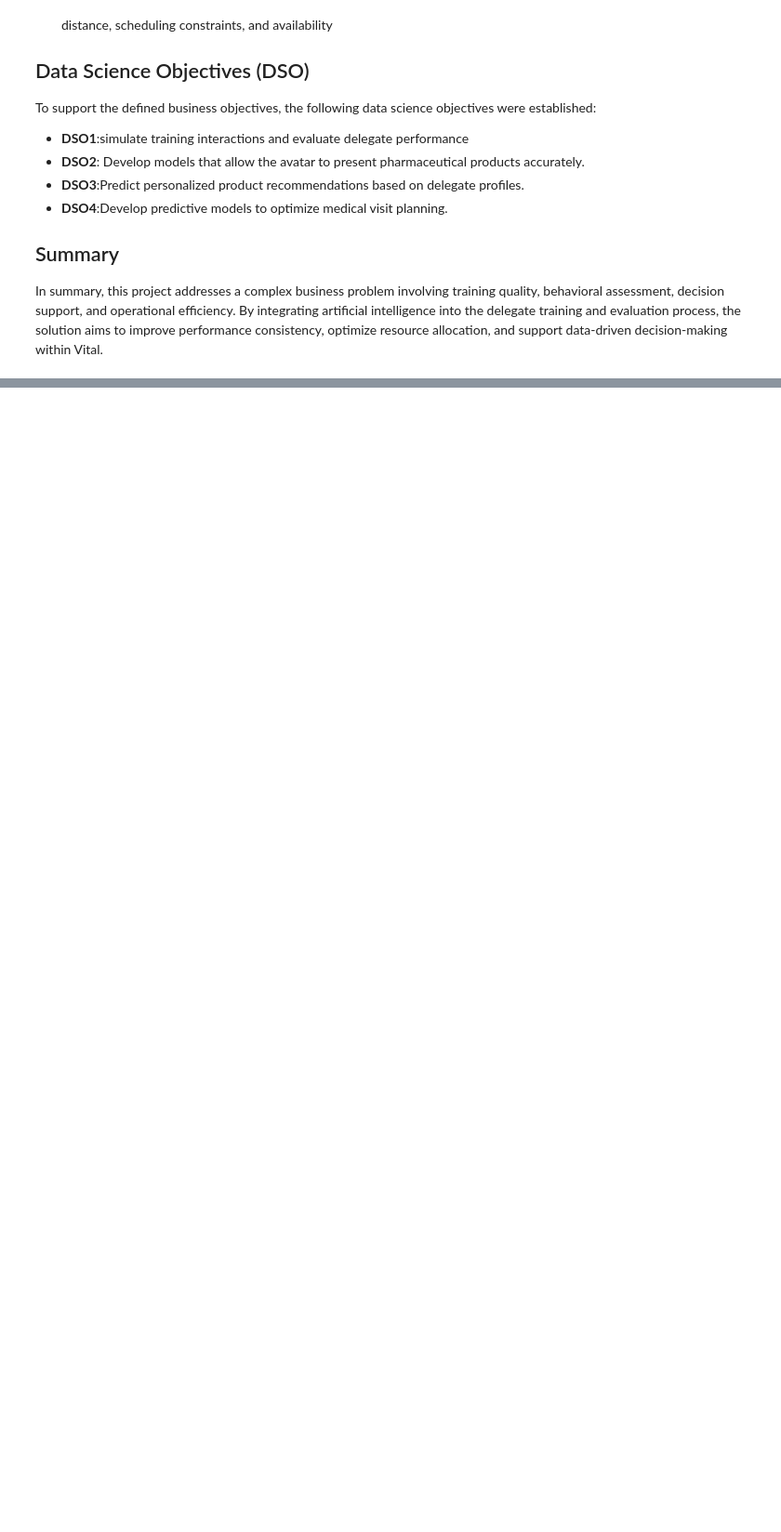
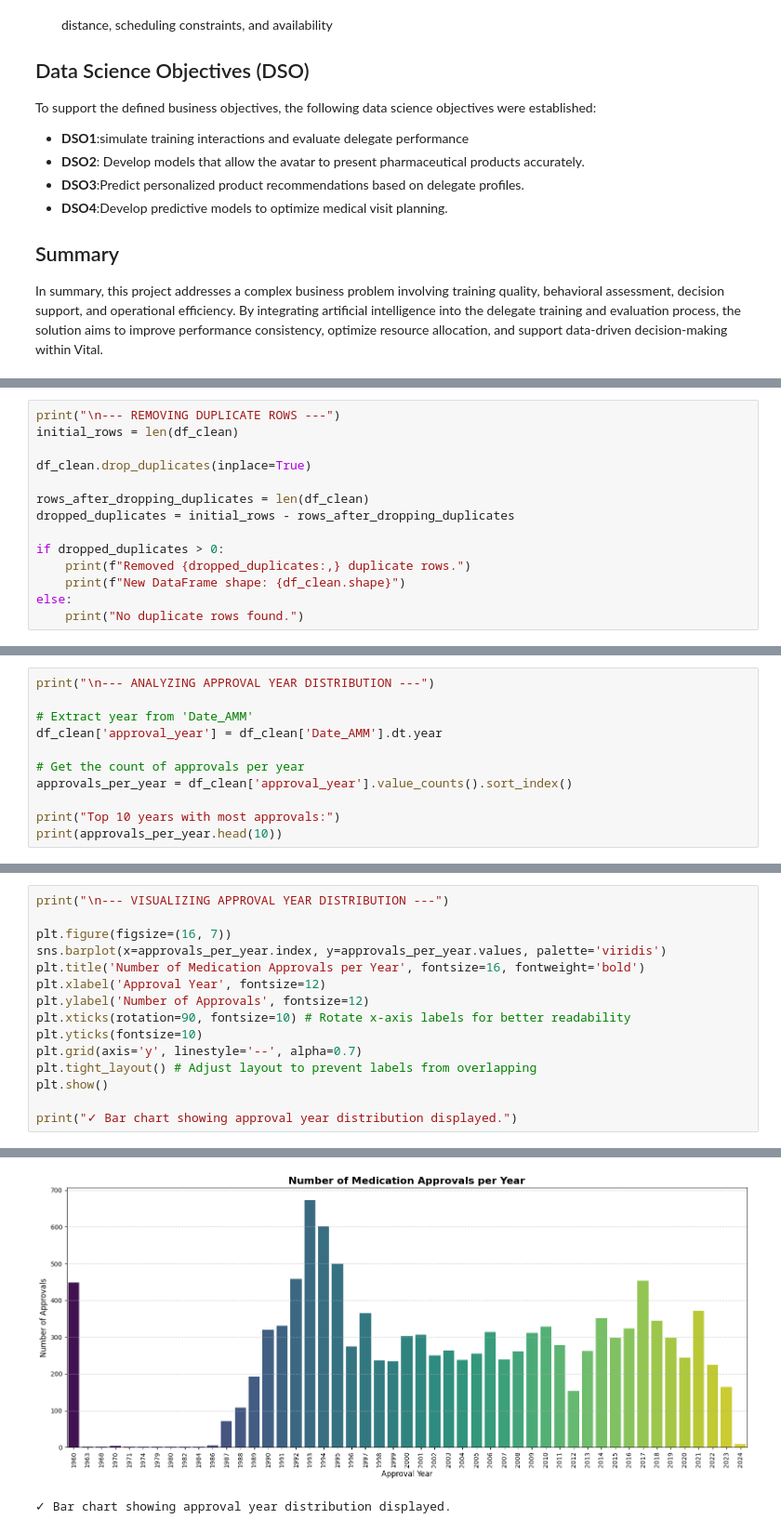
Before and after one commit to Amzilynn/PIDS-Cowin, a Jupyter notebook: PI_main.ipynb, the cells around one changed output, grey strips where cells are left out. Shown at 93% size. Drawn from its saved outputs; the diff is of its cells as text; blank space fills up the shorter version.

```diff
--- a/PI_main.ipynb
+++ b/PI_main.ipynb
@@ -52,0 +447,14 @@ In summary, this project addresses a complex business problem involving training
+# %%
+print("\n--- REMOVING DUPLICATE ROWS ---")
+initial_rows = len(df_clean)
+
+df_clean.drop_duplicates(inplace=True)
+
+rows_after_dropping_duplicates = len(df_clean)
+dropped_duplicates = initial_rows - rows_after_dropping_duplicates
+
+if dropped_duplicates > 0:
+    print(f"Removed {dropped_duplicates:,} duplicate rows.")
+    print(f"New DataFrame shape: {df_clean.shape}")
+else:
+    print("No duplicate rows found.")
@@ -52,0 +498,11 @@ In summary, this project addresses a complex business problem involving training
+# %%
+print("\n--- ANALYZING APPROVAL YEAR DISTRIBUTION ---")
+
+# Extract year from 'Date_AMM'
+df_clean['approval_year'] = df_clean['Date_AMM'].dt.year
+
+# Get the count of approvals per year
+approvals_per_year = df_clean['approval_year'].value_counts().sort_index()
+
+print("Top 10 years with most approvals:")
+print(approvals_per_year.head(10))
@@ -52,0 +526,16 @@ In summary, this project addresses a complex business problem involving training
+# %%
+print("\n--- VISUALIZING APPROVAL YEAR DISTRIBUTION ---")
+
+plt.figure(figsize=(16, 7))
+sns.barplot(x=approvals_per_year.index, y=approvals_per_year.values, palette='viridis')
+plt.title('Number of Medication Approvals per Year', fontsize=16, fontweight='bold')
+plt.xlabel('Approval Year', fontsize=12)
+plt.ylabel('Number of Approvals', fontsize=12)
+plt.xticks(rotation=90, fontsize=10) # Rotate x-axis labels for better readability
+plt.yticks(fontsize=10)
+plt.grid(axis='y', linestyle='--', alpha=0.7)
+plt.tight_layout() # Adjust layout to prevent labels from overlapping
+plt.show()
+
+print("✓ Bar chart showing approval year distribution displayed.")
+# %% [output]
@@ -52,0 +546,2 @@ In summary, this project addresses a complex business problem involving training
+[figure, added]
+✓ Bar chart showing approval year distribution displayed.
```
Also changed, not shown: parts of 48 cells of this notebook.
